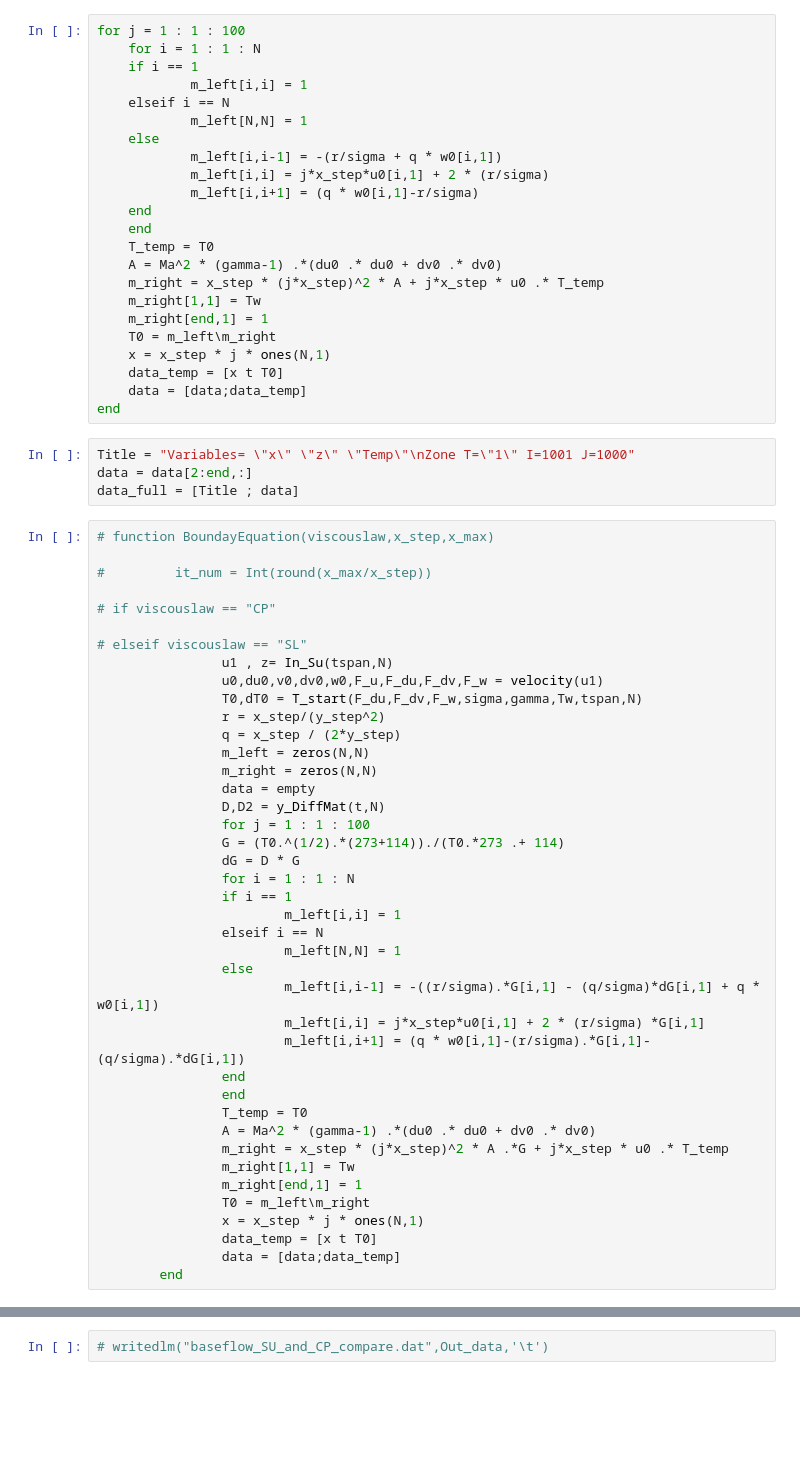
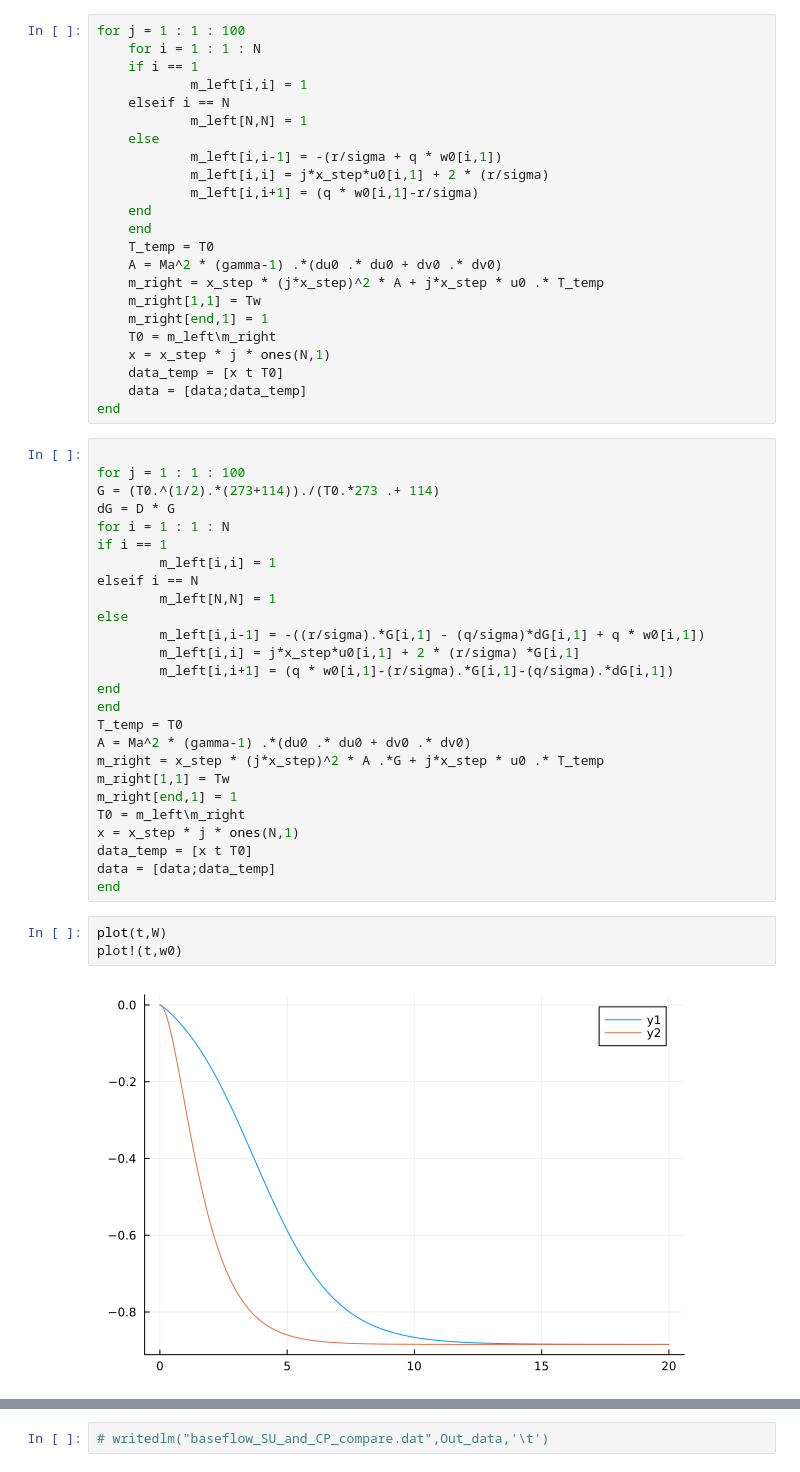
Before and after one commit to HaojieZhang917/compressible_bek, a Jupyter notebook: compress/pde_bf.ipynb, the cells around one changed output, grey strips where cells are left out. Saved outputs shown, nothing was run; the diff lists cells and outputs as text; blank space fills up the shorter version.

```diff
--- a/compress/pde_bf.ipynb
+++ b/compress/pde_bf.ipynb
@@ -241,48 +257,34 @@ for j = 1 : 1 : 100
     data_temp = [x t T0]
     data = [data;data_temp]
 end
-# %%
-Title = "Variables= \"x\" \"z\" \"Temp\"\nZone T=\"1\" I=1001 J=1000"
-data = data[2:end,:]
-data_full = [Title ; data]
 # %%
-# function BoundayEquation(viscouslaw,x_step,x_max)
 
-#         it_num = Int(round(x_max/x_step))
-
-# if viscouslaw == "CP"
-
-# elseif viscouslaw == "SL"
-                u1 , z= In_Su(tspan,N)
-                u0,du0,v0,dv0,w0,F_u,F_du,F_dv,F_w = velocity(u1)
-                T0,dT0 = T_start(F_du,F_dv,F_w,sigma,gamma,Tw,tspan,N)
-                r = x_step/(y_step^2)
-                q = x_step / (2*y_step)
-                m_left = zeros(N,N)
-                m_right = zeros(N,N)
-                data = empty
-                D,D2 = y_DiffMat(t,N)
-                for j = 1 : 1 : 100
-                G = (T0.^(1/2).*(273+114))./(T0.*273 .+ 114)
-                dG = D * G
-                for i = 1 : 1 : N
-                if i == 1
-                        m_left[i,i] = 1
-                elseif i == N
-                        m_left[N,N] = 1
-                else
-                        m_left[i,i-1] = -((r/sigma).*G[i,1] - (q/sigma)*dG[i,1] + q * w0[i,1])
-                        m_left[i,i] = j*x_step*u0[i,1] + 2 * (r/sigma) *G[i,1]
-                        m_left[i,i+1] = (q * w0[i,1]-(r/sigma).*G[i,1]-(q/sigma).*dG[i,1])
-                end
-                end
-                T_temp = T0
-                A = Ma^2 * (gamma-1) .*(du0 .* du0 + dv0 .* dv0)
-                m_right = x_step * (j*x_step)^2 * A .*G + j*x_step * u0 .* T_temp
-                m_right[1,1] = Tw
-                m_right[end,1] = 1
-                T0 = m_left\m_right
-                x = x_step * j * ones(N,1)
-                data_temp = [x t T0]
-                data = [data;data_temp]
-        end
+for j = 1 : 1 : 100
+G = (T0.^(1/2).*(273+114))./(T0.*273 .+ 114)
+dG = D * G
+for i = 1 : 1 : N
+if i == 1
+        m_left[i,i] = 1
+elseif i == N
+        m_left[N,N] = 1
+else
+        m_left[i,i-1] = -((r/sigma).*G[i,1] - (q/sigma)*dG[i,1] + q * w0[i,1])
+        m_left[i,i] = j*x_step*u0[i,1] + 2 * (r/sigma) *G[i,1]
+        m_left[i,i+1] = (q * w0[i,1]-(r/sigma).*G[i,1]-(q/sigma).*dG[i,1])
+end
+end
+T_temp = T0
+A = Ma^2 * (gamma-1) .*(du0 .* du0 + dv0 .* dv0)
+m_right = x_step * (j*x_step)^2 * A .*G + j*x_step * u0 .* T_temp
+m_right[1,1] = Tw
+m_right[end,1] = 1
+T0 = m_left\m_right
+x = x_step * j * ones(N,1)
+data_temp = [x t T0]
+data = [data;data_temp]
+end
+# %%
+plot(t,W)
+plot!(t,w0)
+# %% [output]
+[figure, added]
```
Also changed, not shown: parts of 8 cells of this notebook, 2 other files.
